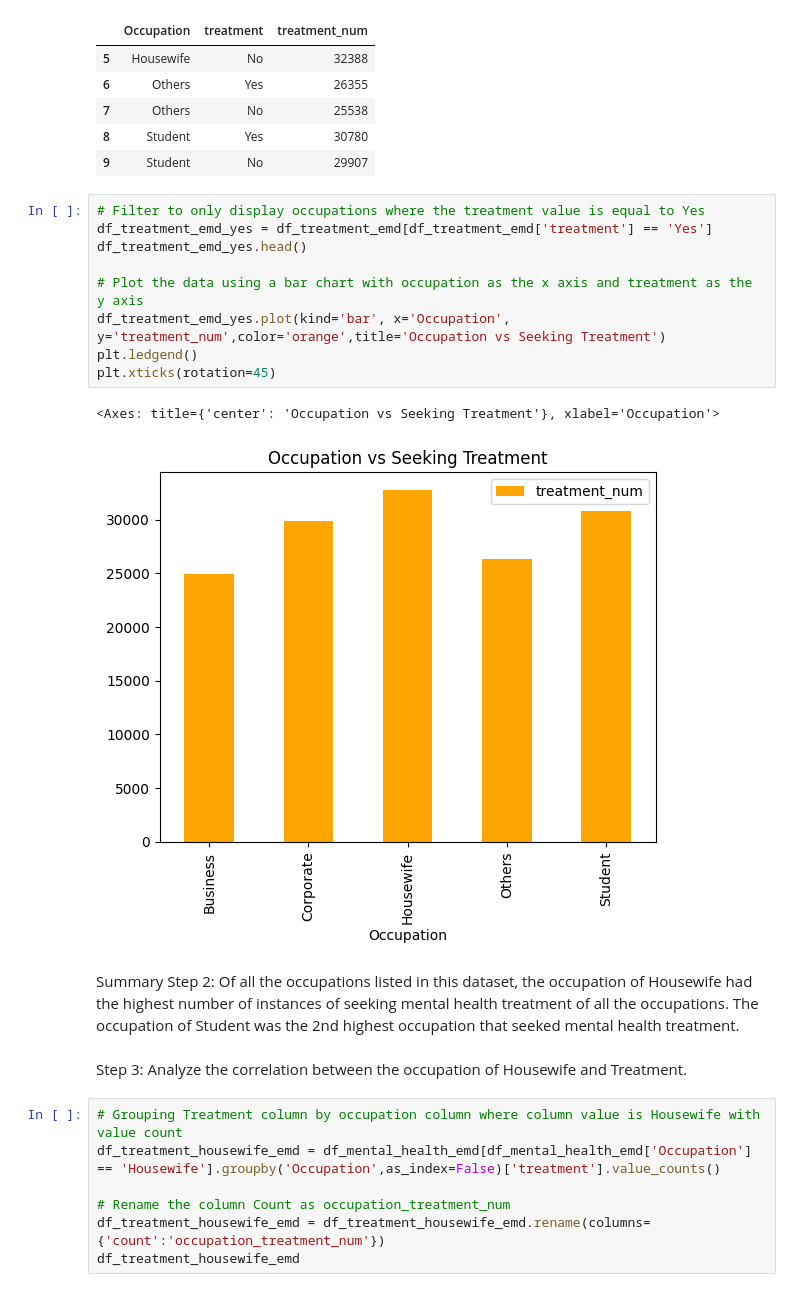
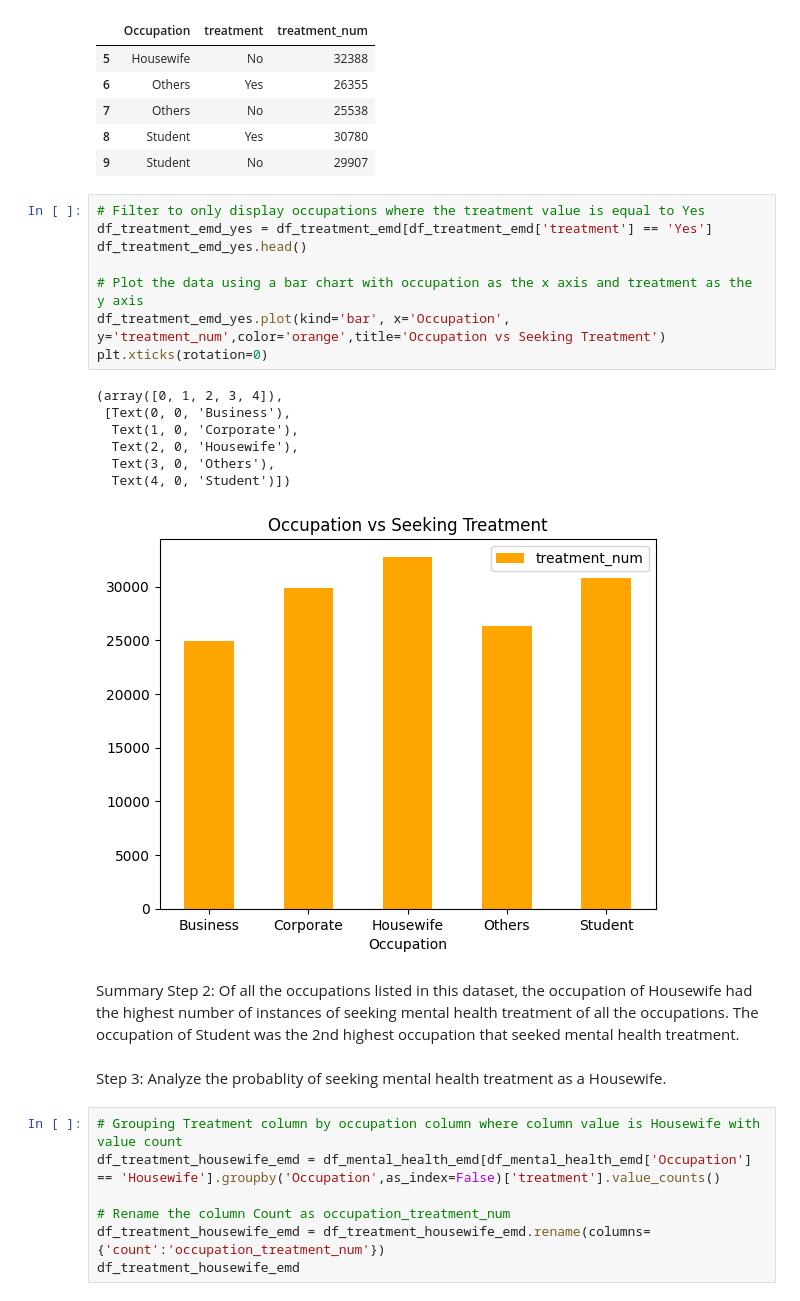
Before and after one commit to edoucet-AI/project_1_eda, a Jupyter notebook: project_eda.ipynb, the cells around one changed output. Drawn from its saved outputs; the diff is of its cells as text.

```diff
--- a/project_eda.ipynb
+++ b/project_eda.ipynb
@@ -338,19 +338,23 @@ display(df_treatment_emd.tail())
 # %%
 # Filter to only display occupations where the treatment value is equal to Yes
 df_treatment_emd_yes = df_treatment_emd[df_treatment_emd['treatment'] == 'Yes']
 df_treatment_emd_yes.head()
 
 # Plot the data using a bar chart with occupation as the x axis and treatment as the y axis
 df_treatment_emd_yes.plot(kind='bar', x='Occupation', y='treatment_num',color='orange',title='Occupation vs Seeking Treatment')
-plt.ledgend()
-plt.xticks(rotation=45)
+plt.xticks(rotation=0)
 # %% [output]
-<Axes: title={'center': 'Occupation vs Seeking Treatment'}, xlabel='Occupation'>
+(array([0, 1, 2, 3, 4]),
+ [Text(0, 0, 'Business'),
+  Text(1, 0, 'Corporate'),
+  Text(2, 0, 'Housewife'),
+  Text(3, 0, 'Others'),
+  Text(4, 0, 'Student')])
-[figure, old version]
+[figure, new version]
 # %% [markdown]
 Summary Step 2: Of all the occupations listed in this dataset, the occupation of Housewife had the highest number of instances of seeking mental health treatment of all the occupations. The occupation of Student was the 2nd highest occupation that seeked mental health treatment.
 # %% [markdown]
-Step 3: Analyze the correlation between the occupation of Housewife and Treatment.
+Step 3: Analyze the probablity of seeking mental health treatment as a Housewife.
 # %%
 # Grouping Treatment column by occupation column where column value is Housewife with value count
 df_treatment_housewife_emd = df_mental_health_emd[df_mental_health_emd['Occupation'] == 'Housewife'].groupby('Occupation',as_index=False)['treatment'].value_counts()
```
Also changed, not shown: parts of 11 cells of this notebook.
